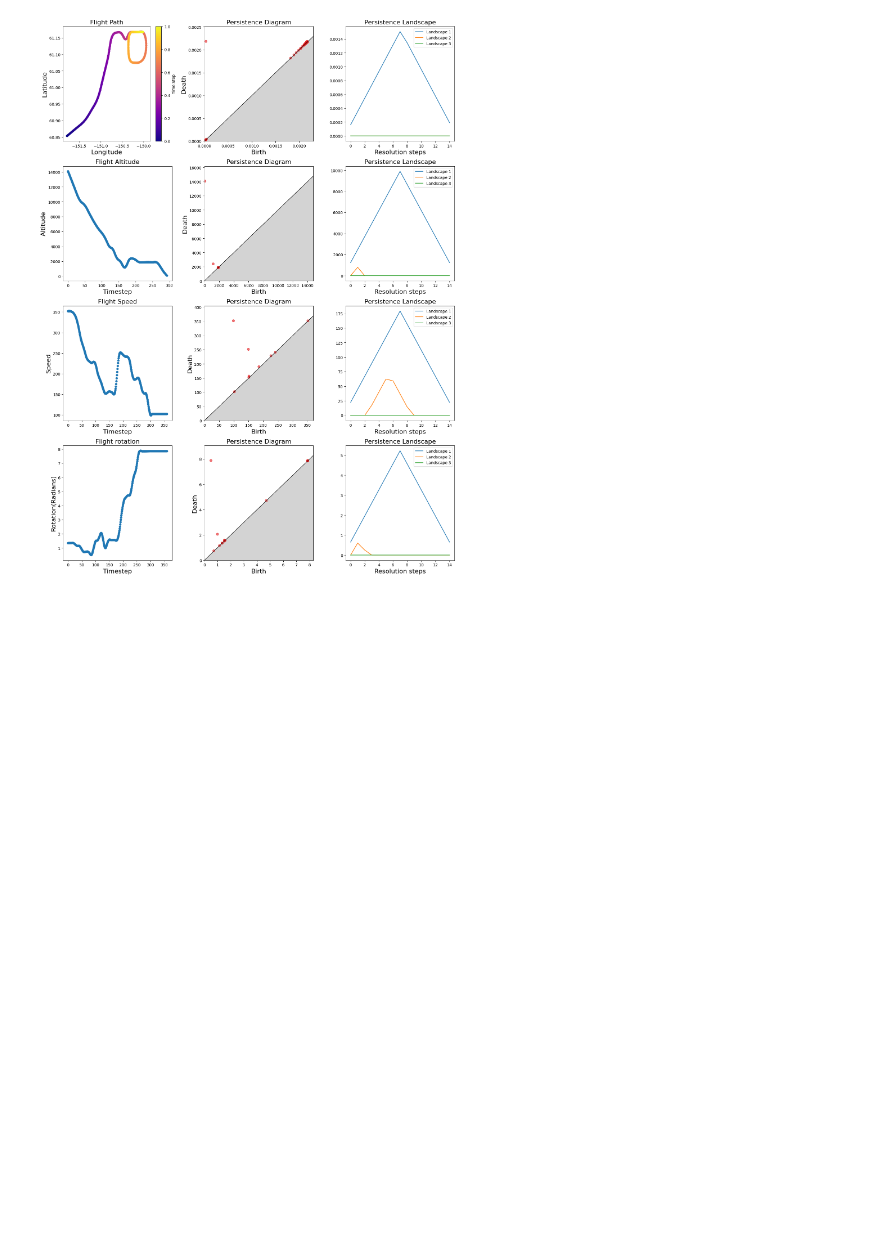
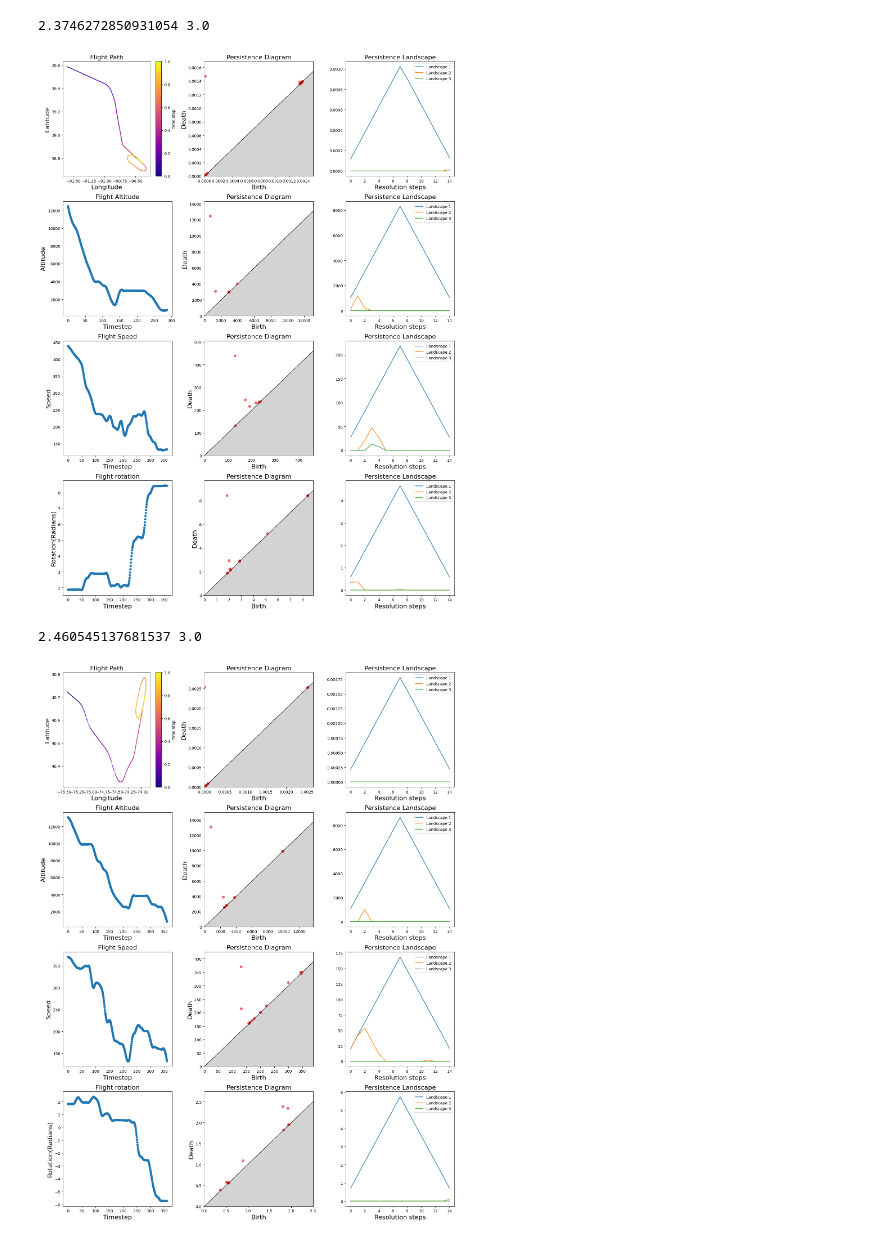
Before and after one commit to tobbensol/masters-thesis, a Jupyter notebook: cyclic dataset pediction.ipynb, the cells around one changed output. Saved outputs shown, nothing was run; the diff lists cells and outputs as text; code cells hidden in the pictures; blank space fills up the shorter version.

```diff
--- a/cyclic dataset pediction.ipynb
+++ b/cyclic dataset pediction.ipynb
@@ -17,4 +20,4 @@ from traffic.core import Traffic, Flight
 # %%
 datasets = [("unbalanced", True, True, True), ("unbalanced", True, True, False) ,("unbalanced", False, False, True),("balanced", False, False, True)]
-run_type = 1
+run_type = 3
 name, simple, classification, statistics = datasets[run_type]
@@ -179,0 +186,5 @@ B+LL+A+S+H & MLPClassifier & 0.998
+# %%
+print("[")
+for feature_set, (_,_, final_score) in best_models.items():
+    print(f"(\"{feature_set}\", {final_score:.3f}),")
+print("]")
@@ -213,14 +244,12 @@ best_non_B_model = best_non_B_models[0]
 # %%
 from sklearn.metrics import ConfusionMatrixDisplay
-
-display = ConfusionMatrixDisplay.from_predictions(y_test, np.round(test_pred), cmap="plasma")
 
 test_pred = pred_dict[best_B_model][0]
 y_test = pred_dict[best_B_model][1]
 
+display = ConfusionMatrixDisplay.from_predictions(y_test, np.round(test_pred), cmap="plasma")
+
 if run_type == 0:
-    test_pred = pred_dict[best_non_B_model][0]
-    y_test = pred_dict[best_non_B_model][1]
     display.figure_.savefig("./Thesis Plots/Experiment2/binary_confusion_matrix_statistics.svg", format="svg", bbox_inches="tight")
 elif run_type == 1:
     display.figure_.savefig("./Thesis Plots/Experiment2/binary_confusion_matrix_landscapes.svg", format="svg", bbox_inches="tight")
@@ -237,9 +262,22 @@ np.where(test_pred != y_test)
 # %%
-LL_data: PersistenceData = data["LL"][1]
-A_data: PersistenceData = data["A"][1]
-S_data: PersistenceData = data["S"][1]
-H_data: PersistenceData = data["H"][1]
-fig = PersistenceData.plot_multiple_diagrams([LL_data, A_data,S_data, H_data], 214, add_landscape=True)
-fig.savefig("./Thesis plots/experiment2/landscape_false_negative1.svg", format="svg", bbox_inches="tight")
+errors = np.where(np.round(test_pred) != y_test)
+
+np.random.seed(43)
+samples = np.random.choice(errors[0], 3,)
+
+for i in samples:
+    print(test_pred[i], y_test[i])
+
+    LL_data: PersistenceData = data["LL"][1]
+    A_data: PersistenceData = data["A"][1]
+    S_data: PersistenceData = data["S"][1]
+    H_data: PersistenceData = data["H"][1]
+
+    fig = PersistenceData.plot_multiple_diagrams([LL_data, A_data,S_data, H_data], i, add_landscape=True)
+    fig.savefig(f"./Thesis plots/experiment3/balanced_error_{i}.svg", format="svg", bbox_inches="tight")
+;
 # %% [output]
+2.3746272850931054 3.0
-[figure, old version]
+[figure, new version]
+2.460545137681537 3.0
+[figure, added]
```
Also changed, not shown: parts of 20 cells of this notebook, 6 other files.
